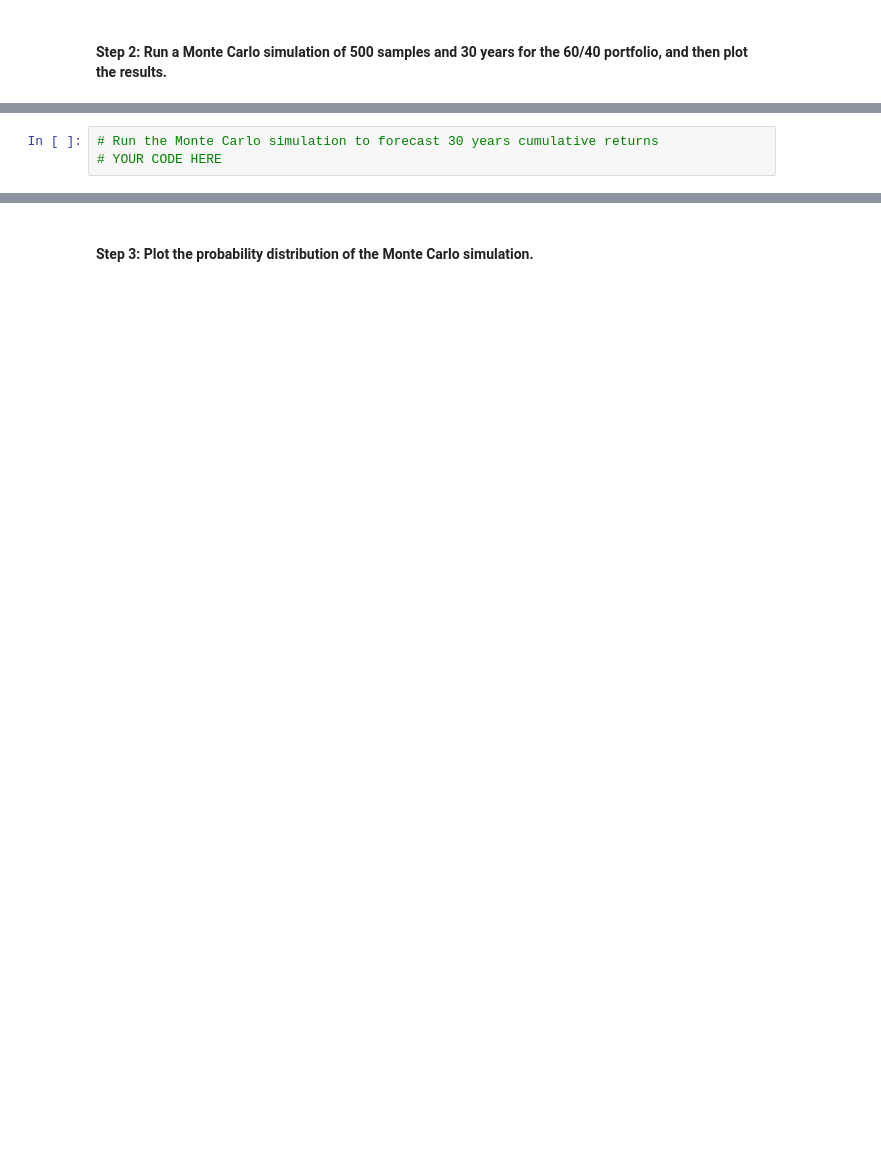
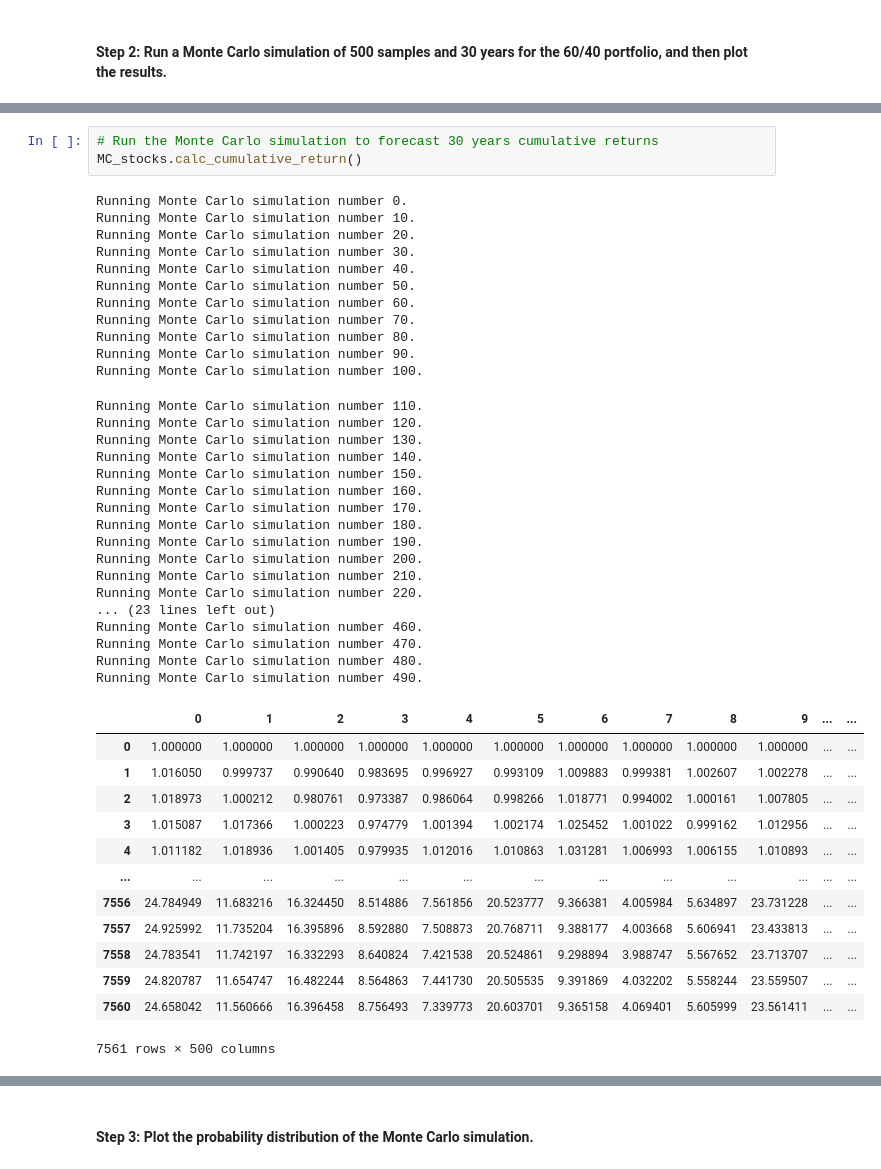
Before and after one commit to NomanZubairi/Financial-Planner, a Jupyter notebook: financial_planning_tools.ipynb, the cells around one changed output, grey strips where cells are left out. Cells and saved outputs as stored; diff of their text form; blank space fills up the shorter version.

```diff
--- a/financial_planning_tools.ipynb
+++ b/financial_planning_tools.ipynb
@@ -455,6 +484,48 @@ In this section, you’ll use the MCForecastTools library to create a Monte Carl
 # %%
 # Run the Monte Carlo simulation to forecast 30 years cumulative returns
-# YOUR CODE HERE
+MC_stocks.calc_cumulative_return()
+# %% [output]
+Running Monte Carlo simulation number 0.
+Running Monte Carlo simulation number 10.
+Running Monte Carlo simulation number 20.
+Running Monte Carlo simulation number 30.
+Running Monte Carlo simulation number 40.
+Running Monte Carlo simulation number 50.
+Running Monte Carlo simulation number 60.
+Running Monte Carlo simulation number 70.
+Running Monte Carlo simulation number 80.
+Running Monte Carlo simulation number 90.
+Running Monte Carlo simulation number 100.
+Running Monte Carlo simulation number 110.
+Running Monte Carlo simulation number 120.
+Running Monte Carlo simulation number 130.
+Running Monte Carlo simulation number 140.
+Running Monte Carlo simulation number 150.
+Running Monte Carlo simulation number 160.
+Running Monte Carlo simulation number 170.
+Running Monte Carlo simulation number 180.
+Running Monte Carlo simulation number 190.
+Running Monte Carlo simulation number 200.
+Running Monte Carlo simulation number 210.
+Running Monte Carlo simulation number 220.
+... (23 lines left out)
+Running Monte Carlo simulation number 460.
+Running Monte Carlo simulation number 470.
+Running Monte Carlo simulation number 480.
+Running Monte Carlo simulation number 490.
+|  | 0 | 1 | 2 | 3 | 4 | 5 | 6 | 7 | 8 | 9 | ... | ... |
+| 0 | 1.000000 | 1.000000 | 1.000000 | 1.000000 | 1.000000 | 1.000000 | 1.000000 | 1.000000 | 1.000000 | 1.000000 | ... | ... |
+| 1 | 1.016050 | 0.999737 | 0.990640 | 0.983695 | 0.996927 | 0.993109 | 1.009883 | 0.999381 | 1.002607 | 1.002278 | ... | ... |
+| 2 | 1.018973 | 1.000212 | 0.980761 | 0.973387 | 0.986064 | 0.998266 | 1.018771 | 0.994002 | 1.000161 | 1.007805 | ... | ... |
+| 3 | 1.015087 | 1.017366 | 1.000223 | 0.974779 | 1.001394 | 1.002174 | 1.025452 | 1.001022 | 0.999162 | 1.012956 | ... | ... |
+| 4 | 1.011182 | 1.018936 | 1.001405 | 0.979935 | 1.012016 | 1.010863 | 1.031281 | 1.006993 | 1.006155 | 1.010893 | ... | ... |
+| ... | ... | ... | ... | ... | ... | ... | ... | ... | ... | ... | ... | ... |
+| 7556 | 24.784949 | 11.683216 | 16.324450 | 8.514886 | 7.561856 | 20.523777 | 9.366381 | 4.005984 | 5.634897 | 23.731228 | ... | ... |
+| 7557 | 24.925992 | 11.735204 | 16.395896 | 8.592880 | 7.508873 | 20.768711 | 9.388177 | 4.003668 | 5.606941 | 23.433813 | ... | ... |
+| 7558 | 24.783541 | 11.742197 | 16.332293 | 8.640824 | 7.421538 | 20.524861 | 9.298894 | 3.988747 | 5.567652 | 23.713707 | ... | ... |
+| 7559 | 24.820787 | 11.654747 | 16.482244 | 8.564863 | 7.441730 | 20.505535 | 9.391869 | 4.032202 | 5.558244 | 23.559507 | ... | ... |
+| 7560 | 24.658042 | 11.560666 | 16.396458 | 8.756493 | 7.339773 | 20.603701 | 9.365158 | 4.069401 | 5.605999 | 23.561411 | ... | ... |
+7561 rows × 500 columns
 # %%
 # Visualize the 30-year Monte Carlo simulation by creating an
 # overlay line plot
```
Also changed, not shown: parts of 6 cells of this notebook.
